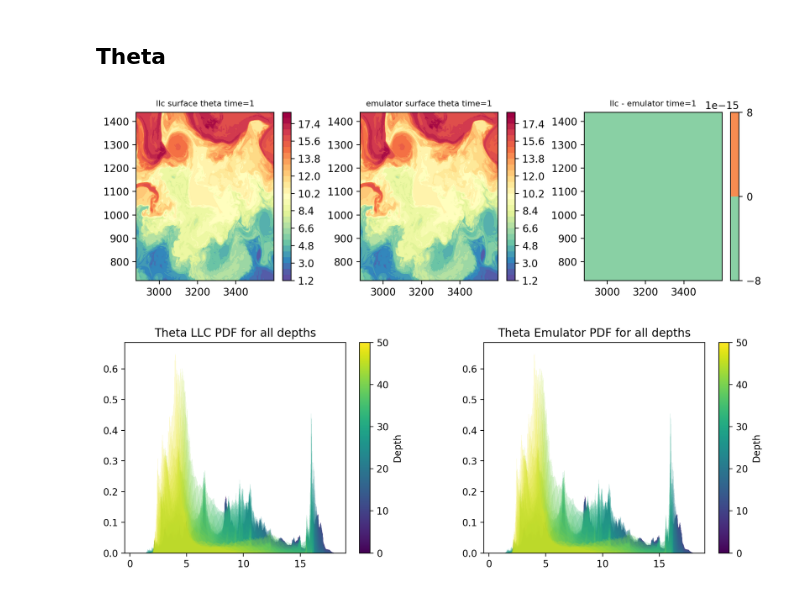
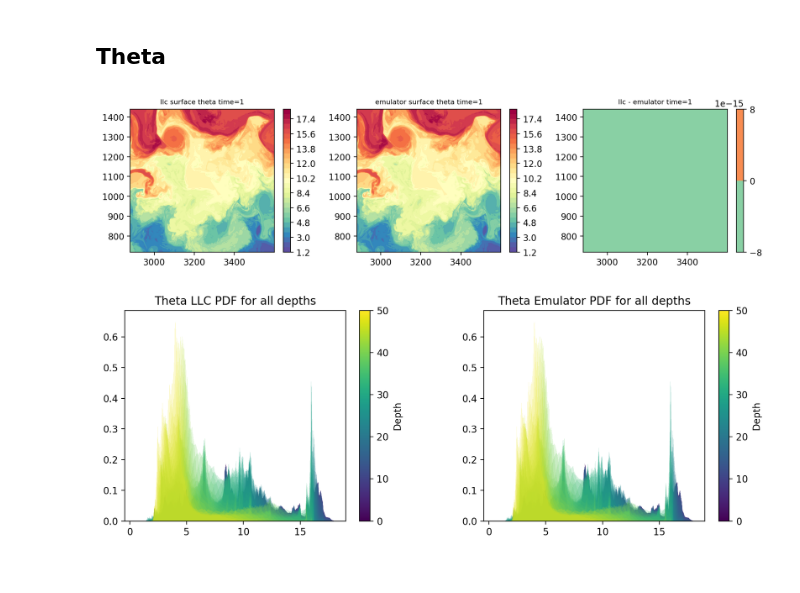
Before and after one commit to GHOpenonic/LLC_ocean_emulator, a Jupyter notebook: high_res_diagnostics/statistical_diagnostics/stat_testing.ipynb, the cells around one changed output. Cells and saved outputs as stored; diff of their text form; code cells hidden in the pictures.

```diff
--- a/high_res_diagnostics/statistical_diagnostics/stat_testing.ipynb
+++ b/high_res_diagnostics/statistical_diagnostics/stat_testing.ipynb
@@ -24,32 +24,32 @@ emulator_patch = emulator_patch_full.isel(time=slice(9216, 9216 + extent))#(0, e
 # %%
 llc_vis = llc_patch.isel(time=1,k=0).Theta
 emulator_vis = emulator_patch.isel(time=1,k=0).Theta
 
 fig, (ax1, ax2, ax3) = plt.subplots(1, 3, figsize=(11, 3), dpi=200)
 
 cf1 = ax1.contourf(llc_vis.coords.get('i', np.arange(llc_vis.shape[-1])), \
     llc_vis.coords.get('j', np.arange(llc_vis.shape[-2])), llc_vis, \
         cmap="Spectral_r",vmin=np.min(llc_vis).values,vmax=np.max(llc_vis).values, levels = 30)
 plt.colorbar(cf1, ax=ax1)
 ax1.set_title('llc surface theta time=1', fontsize=8)
 
 cf2 = ax2.contourf(emulator_vis.coords.get('i', np.arange(emulator_vis.shape[-1])), \
     emulator_vis.coords.get('j', np.arange(emulator_vis.shape[-2])), emulator_vis, \
         cmap="Spectral_r",vmin=np.min(emulator_vis).values,vmax=np.max(emulator_vis).values, levels = 30)
 plt.colorbar(cf2, ax=ax2)
 ax2.set_title('emulator surface theta time=1', fontsize=8)
 
 diff = llc_vis.values - emulator_vis.values
 cf3 = ax3.contourf(emulator_vis.coords.get('i', np.arange(emulator_vis.shape[-1])), \
     emulator_vis.coords.get('j', np.arange(emulator_vis.shape[-2])), diff, \
         cmap="Spectral_r", levels = 30)
 plt.colorbar(cf3, ax=ax3)
 ax3.set_title('llc - emulator time=1', fontsize=8)
 
-plt.subplots_adjust(wspace=0.3)
+plt.tight_layout()
 plt.show()
 # %% [output]
-[figure, old version]
+[figure, new version]
 # %%
 Theta_hist_llc = llc_patch.Theta.stack(vals=['time','i','j']).values
 Theta_hist_emulator = emulator_patch.Theta.stack(vals=['time','i','j']).values
```
Also changed, not shown: parts of 17 cells of this notebook.
